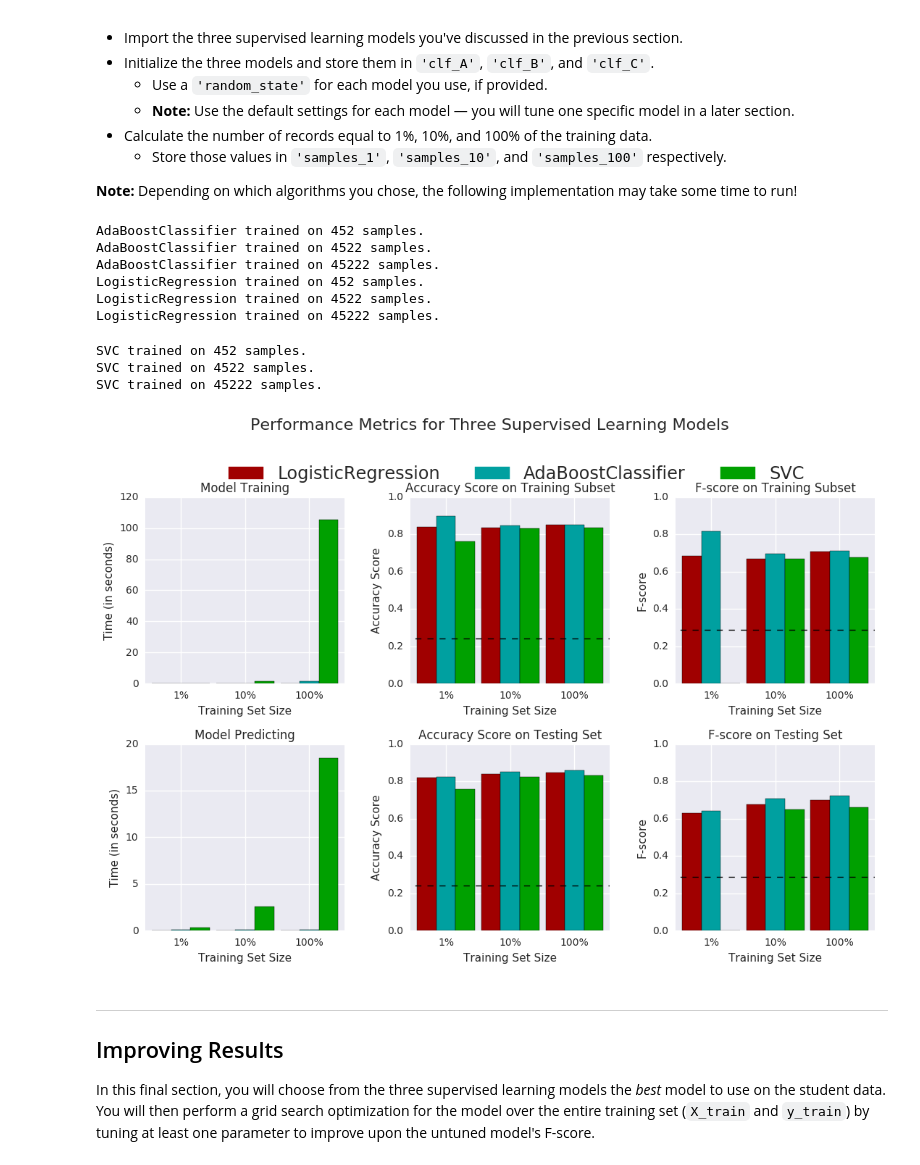
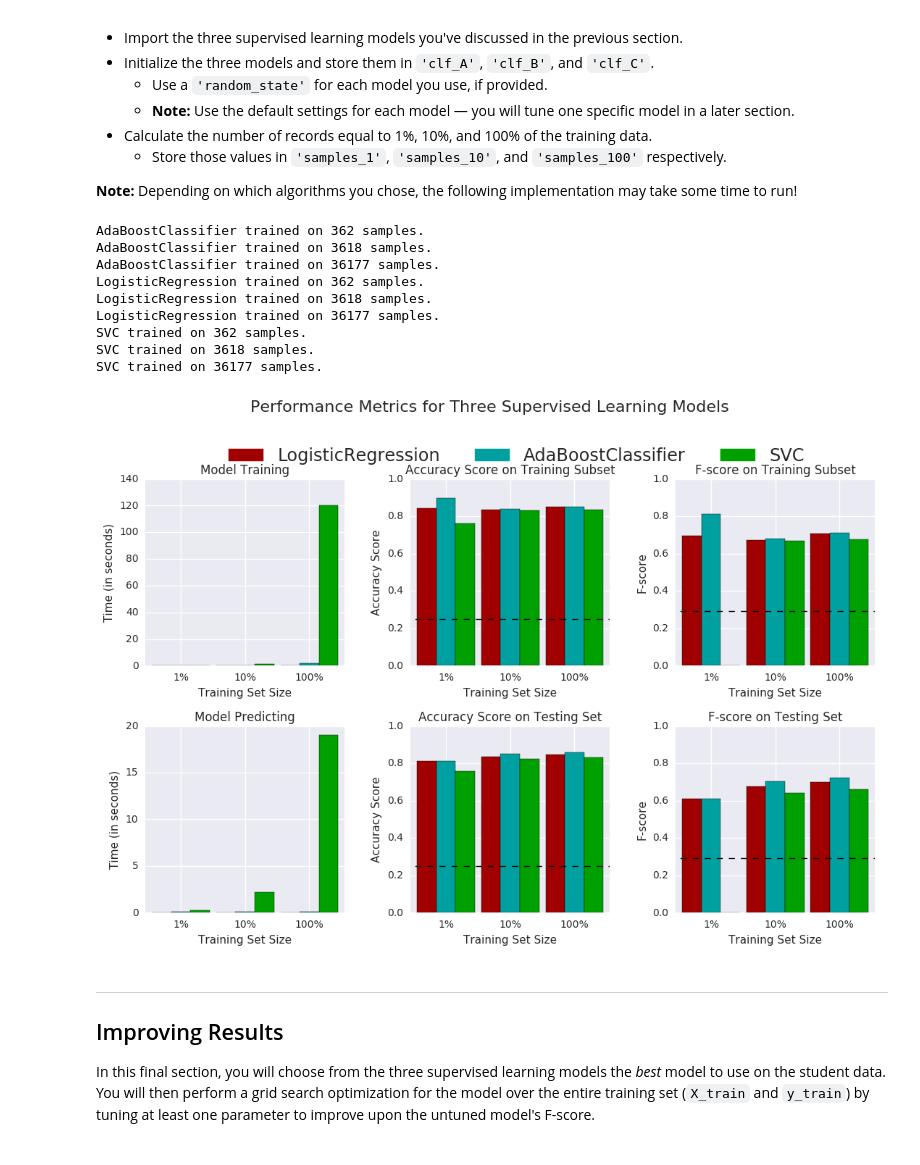
Before and after one commit to zarak/finding_donors, a Jupyter notebook: finding_donors.ipynb, the cells around one changed output. Cells and saved outputs as stored; diff of their text form; code cells hidden in the pictures.

```diff
--- a/finding_donors.ipynb
+++ b/finding_donors.ipynb
@@ -199,13 +199,14 @@ import seaborn as sns
 plt.rcParams['figure.figsize']=(2,2)
 
 # Predict that everybody makes more than $50k
-naive_preds = np.ones(len(y_test))
-print accuracy_score(y_test, naive_preds)
+naive_preds = np.ones(n_records)
+print accuracy_score(income, naive_preds)
 
-# False positive: model predicts 6840 individuals make more than $50k
+# False positive: model predicts 34014 individuals make more than $50k
 # Correctly classified: 2205 individuals make more than $50k
 # Model prediction is on the horizontal axis, ground truth is vertical
-conf_matrix = confusion_matrix(y_test, naive_preds)
+# conf_matrix = confusion_matrix(y_test, naive_preds)
+conf_matrix = confusion_matrix(income, naive_preds)
 sns.heatmap(conf_matrix, annot=True, fmt='d', annot_kws={"size": 10}, cbar=False);
 # display(conf_matrix)
 # %% [output]
@@ -215,7 +216,7 @@ sns.heatmap(conf_matrix, annot=True, fmt='d', annot_kws={"size": 10}, cbar=False
 def get_fscore(beta):
     """Return the fscore based on the values in the confusion matrix and a given value for beta."""
     # Get (True Negative, False Positive), (False Negative, True Positive)
-    (TN, FP), (FN, TP) = confusion_matrix(y_test, naive_preds)
+    (TN, FP), (FN, TP) = confusion_matrix(income, naive_preds)
     # True positive rate
     recall = float(TP) / (TP + FN)
     # Positive predictive value
@@ -223,7 +224,7 @@ def get_fscore(beta):
     return (1 + beta**2) * (precision * recall) / ((beta**2 * precision) + recall)
 # %%
 # TODO: Calculate accuracy
-accuracy = accuracy_score(y_test, naive_preds)
+accuracy = accuracy_score(income, naive_preds)
 
 # TODO: Calculate F-score using the formula above for beta = 0.5
 fscore = get_fscore(0.5)
@@ -359,41 +360,41 @@ In the code cell, you will need to implement the following:
 # %%
 # TODO: Import the three supervised learning models from sklearn
 from sklearn.ensemble import AdaBoostClassifier
 from sklearn.linear_model import LogisticRegression
 from sklearn.svm import SVC
 
 # TODO: Initialize the three models
 clf_A = AdaBoostClassifier(random_state=0)
 clf_B = LogisticRegression(random_state=0)
 clf_C = SVC(random_state=0)
 
 # TODO: Calculate the number of samples for 1%, 10%, and 100% of the training data
-samples_1 = int(round(0.01 * n_records))
-samples_10 = int(round(0.10 * n_records))
-samples_100 = n_records
+samples_1 = int(round(0.01 * len(X_train)))
+samples_10 = int(round(0.10 * len(X_train)))
+samples_100 = len(X_train)
 
 # Collect results on the learners
 results = {}
 for clf in [clf_A, clf_B, clf_C]:
     clf_name = clf.__class__.__name__
     results[clf_name] = {}
     for i, samples in enumerate([samples_1, samples_10, samples_100]):
         results[clf_name][i] = \
         train_predict(clf, samples, X_train, y_train, X_test, y_test)
 
 # Run metrics visualization for the three supervised learning models chosen
 vs.evaluate(results, accuracy, fscore)
 # %% [output]
-AdaBoostClassifier trained on 452 samples.
-AdaBoostClassifier trained on 4522 samples.
-AdaBoostClassifier trained on 45222 samples.
-LogisticRegression trained on 452 samples.
-LogisticRegression trained on 4522 samples.
-LogisticRegression trained on 45222 samples.
+AdaBoostClassifier trained on 362 samples.
+AdaBoostClassifier trained on 3618 samples.
+AdaBoostClassifier trained on 36177 samples.
+LogisticRegression trained on 362 samples.
+LogisticRegression trained on 3618 samples.
+LogisticRegression trained on 36177 samples.
+SVC trained on 362 samples.
+SVC trained on 3618 samples.
+SVC trained on 36177 samples.
-SVC trained on 452 samples.
-SVC trained on 4522 samples.
-SVC trained on 45222 samples.
-[figure, old version]
+[figure, new version]
 # %%
 from pprint import pprint
 # pprint(results)
```
Also changed, not shown: parts of 5 cells of this notebook.
